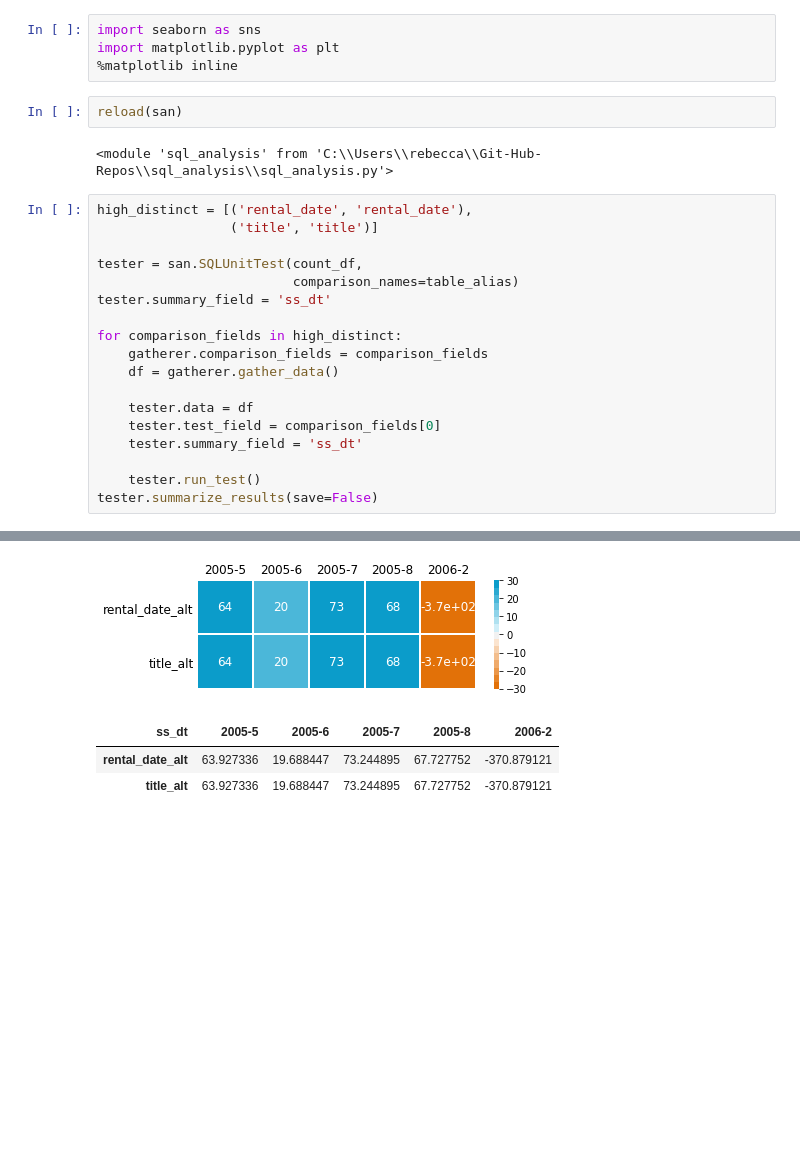
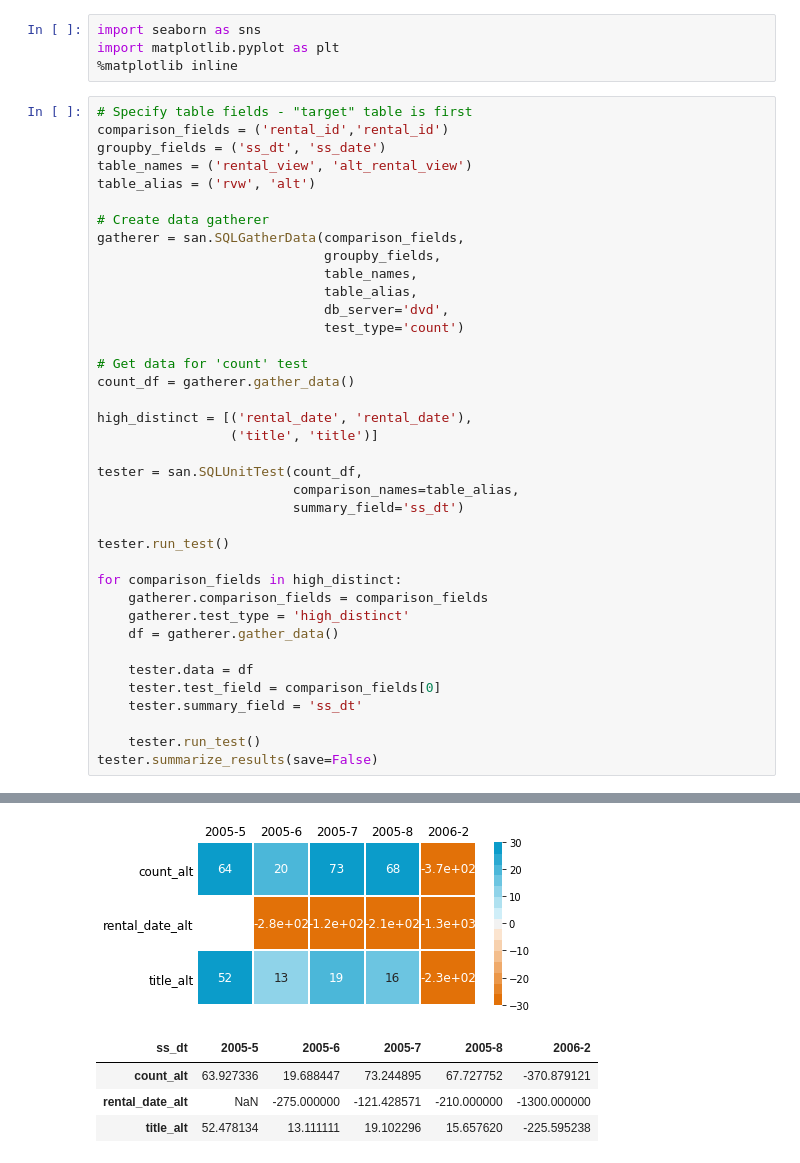
Before and after one commit to rebeccaebarnes/sql_analysis, a Jupyter notebook: sql_analysis_development.ipynb, the cells around one changed output, grey strips where cells are left out. Drawn from its saved outputs; the diff is of its cells as text; blank space fills up the shorter version.

```diff
--- a/sql_analysis_development.ipynb
+++ b/sql_analysis_development.ipynb
@@ -216,20 +216,36 @@ Test for count complete.
 import seaborn as sns
 import matplotlib.pyplot as plt
 %matplotlib inline
-# %%
-reload(san)
-# %% [output]
-<module 'sql_analysis' from 'C:\\Users\\rebecca\\Git-Hub-Repos\\sql_analysis\\sql_analysis.py'>
 # %%
+# Specify table fields - "target" table is first
+comparison_fields = ('rental_id','rental_id')
+groupby_fields = ('ss_dt', 'ss_date')
+table_names = ('rental_view', 'alt_rental_view')
+table_alias = ('rvw', 'alt')
+
+# Create data gatherer
+gatherer = san.SQLGatherData(comparison_fields,
+                             groupby_fields,
+                             table_names,
+                             table_alias,
+                             db_server='dvd',
+                             test_type='count')
+
+# Get data for 'count' test
+count_df = gatherer.gather_data()
+
 high_distinct = [('rental_date', 'rental_date'),
                  ('title', 'title')]
 
 tester = san.SQLUnitTest(count_df,
-                         comparison_names=table_alias)
-tester.summary_field = 'ss_dt'
+                         comparison_names=table_alias,
+                         summary_field='ss_dt')
+
+tester.run_test()
 
 for comparison_fields in high_distinct:
     gatherer.comparison_fields = comparison_fields
+    gatherer.test_type = 'high_distinct'
     df = gatherer.gather_data()
 
     tester.data = df
@@ -254,5 +277,6 @@ PRIORITY REVIEW on alt_title: 67.72775237425255
 Test for title complete.
-[figure, old version]
+[figure, new version]
 | ss_dt | 2005-5 | 2005-6 | 2005-7 | 2005-8 | 2006-2 |
-| rental_date_alt | 63.927336 | 19.688447 | 73.244895 | 67.727752 | -370.879121 |
-| title_alt | 63.927336 | 19.688447 | 73.244895 | 67.727752 | -370.879121 |
+| count_alt | 63.927336 | 19.688447 | 73.244895 | 67.727752 | -370.879121 |
+| rental_date_alt | NaN | -275.000000 | -121.428571 | -210.000000 | -1300.000000 |
+| title_alt | 52.478134 | 13.111111 | 19.102296 | 15.657620 | -225.595238 |
```
Also changed, not shown: parts of 2 cells of this notebook.
